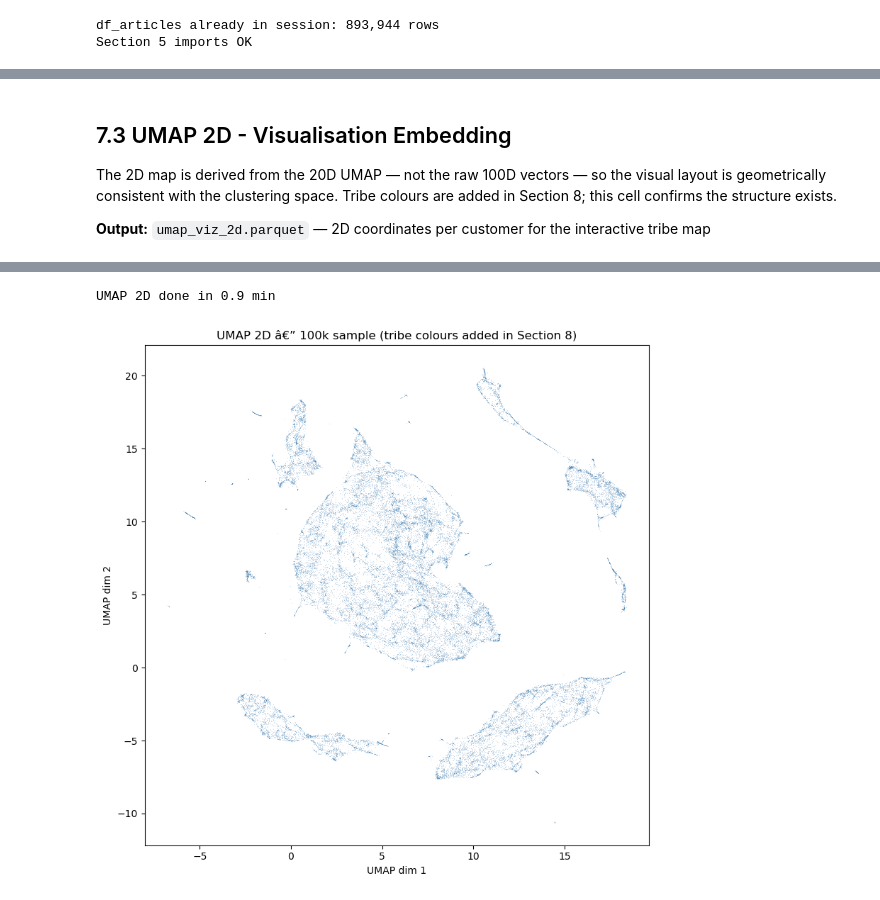
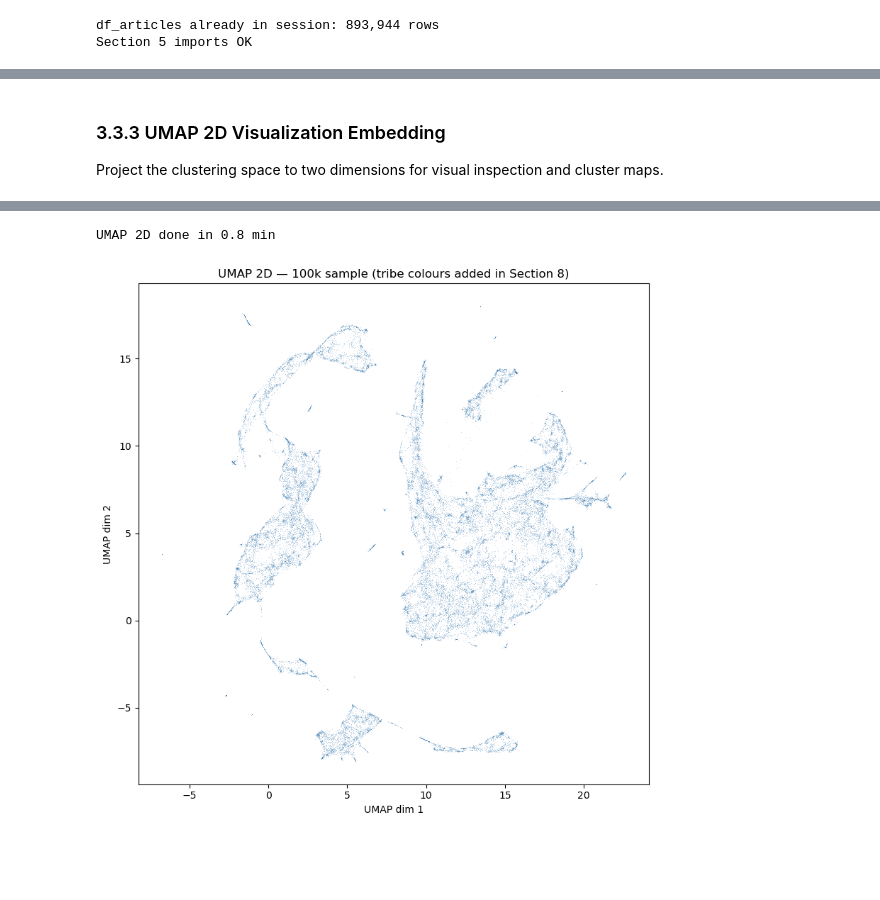
Before and after one commit to robsrot/carrefour_capstone, a Jupyter notebook: notebooks/03_ml_pipeline.ipynb, the cells around one changed output, grey strips where cells are left out. Cells and saved outputs as stored; diff of their text form; code cells hidden in the pictures; blank space fills up the shorter version.

```diff
--- a/notebooks/03_ml_pipeline.ipynb
+++ b/notebooks/03_ml_pipeline.ipynb
@@ -435,16 +363,38 @@ import polars as pl
 import matplotlib.pyplot as plt
 from sklearn.metrics import silhouette_score
 
-from src.config import DATA_PROCESSED, MODELS, OUTPUTS, RECENCY_HALFLIFE_DAYS
+from src.config import (
+    DATA_PROCESSED,
+    FEATURE_WEIGHT_KPI,
+    FEATURE_WEIGHT_PROMO,
+    FEATURE_WEIGHT_STORE,
+    KMEANS_BASELINE_CLUSTERS,
+    MODELS,
+    OUTPUTS,
+    RECENCY_HALFLIFE_DAYS,
+)
 from src.customer_vectors import (
     _build_interactions,
     build_customer_vectors,
     build_customer_vectors_mean,
 )
 from src.dimensionality import reduce_umap_cluster, reduce_umap_viz, reduce_pca
-from src.clustering import cluster_hdbscan, cluster_kmeans, evaluate_clustering, profile_tribes
+from src.clustering import (
+    cluster_hdbscan,
+    cluster_kmeans,
+    evaluate_clustering,
+    grid_search_hdbscan,
+    profile_tribes,
+    run_kmeans_baselines,
+)
 
 OUTPUTS.mkdir(parents=True, exist_ok=True)
+
+# Run controls. Keep True for the first run after changing UMAP/clustering config;
+# set to False afterward to reuse caches.
+FORCE_PRODUCT_LED_UMAP = True
+FORCE_CLUSTERING = True
+TARGET_KMEANS_K = 15
 
 # Confirm Phase 1 outputs exist before proceeding
 required = {
@@ -456,7 +406,12 @@ for fname, source in required.items():
     if path.exists():
         print(f"{fname}: OK ({path.stat().st_size / 1024**2:.0f} MB)")
     else:
-        raise FileNotFoundError(f"{fname} not found — run {source} first")
+        raise FileNotFoundError(f"{fname} not found - run {source} first")
 
 print("Ready to proceed to Section 6")
+print(
+    "Feature weights for UMAP:",
+    f"product vectors=1.0, promo={FEATURE_WEIGHT_PROMO}, store={FEATURE_WEIGHT_STORE}, KPI={FEATURE_WEIGHT_KPI}",
+)
+print(f"K-Means baseline K values: {KMEANS_BASELINE_CLUSTERS}; selected K={TARGET_KMEANS_K}")
 # %% [output]
@@ -796,11 +708,13 @@ Using only the 100D product vector, as done previously, meant promo sensitivity
 # %%
 # Fit on 300k sample to transform all 1.48M
+# FORCE_PRODUCT_LED_UMAP=True rebuilds the cache after changing feature weights.
 _t0 = time.time()
 
-umap_cluster = reduce_umap_cluster(cv_weighted)
+umap_cluster = reduce_umap_cluster(cv_weighted, force=FORCE_PRODUCT_LED_UMAP)
 
 _elapsed = time.time() - _t0
-print(f"UMAP 20D done in {_elapsed/60:.1f} min")
-print(f"Shape   : {umap_cluster.shape[0]:,} customers × {umap_cluster.shape[1]-2} dims")
+_umap_dim_count = len([c for c in umap_cluster.columns if c.startswith("u")])
+print(f"UMAP {_umap_dim_count}D done in {_elapsed/60:.1f} min")
+print(f"Shape   : {umap_cluster.shape[0]:,} customers x {_umap_dim_count} dims")
 print(umap_cluster.head(3))
 # %% [output]
@@ -861,12 +774,11 @@ Explained variance — 10 PCs: 64.7%  |  20 PCs: 75.0%
 # %% [markdown]
-## 7.3 UMAP 2D - Visualisation Embedding
-The 2D map is derived from the 20D UMAP — not the raw 100D vectors — so the visual layout is geometrically consistent with the clustering space. Tribe colours are added in Section 8; this cell confirms the structure exists.
+### 3.3.3 UMAP 2D Visualization Embedding
 
-**Output:** `umap_viz_2d.parquet` — 2D coordinates per customer for the interactive tribe map
+Project the clustering space to two dimensions for visual inspection and cluster maps.
 # %%
 _t0 = time.time()
 
-umap_viz = reduce_umap_viz(umap_cluster)   # derived from 20D, not raw 100D
+umap_viz = reduce_umap_viz(umap_cluster, force=FORCE_PRODUCT_LED_UMAP)   # derived from clustering UMAP, not raw vectors
 
 _elapsed = time.time() - _t0
 print(f"UMAP 2D done in {_elapsed/60:.1f} min")
@@ -888,2 +800,2 @@ plt.show()
-UMAP 2D done in 0.9 min
+UMAP 2D done in 0.8 min
-[figure, old version]
+[figure, new version]
```
Also changed, not shown: parts of 52 cells of this notebook, 15 other files.
